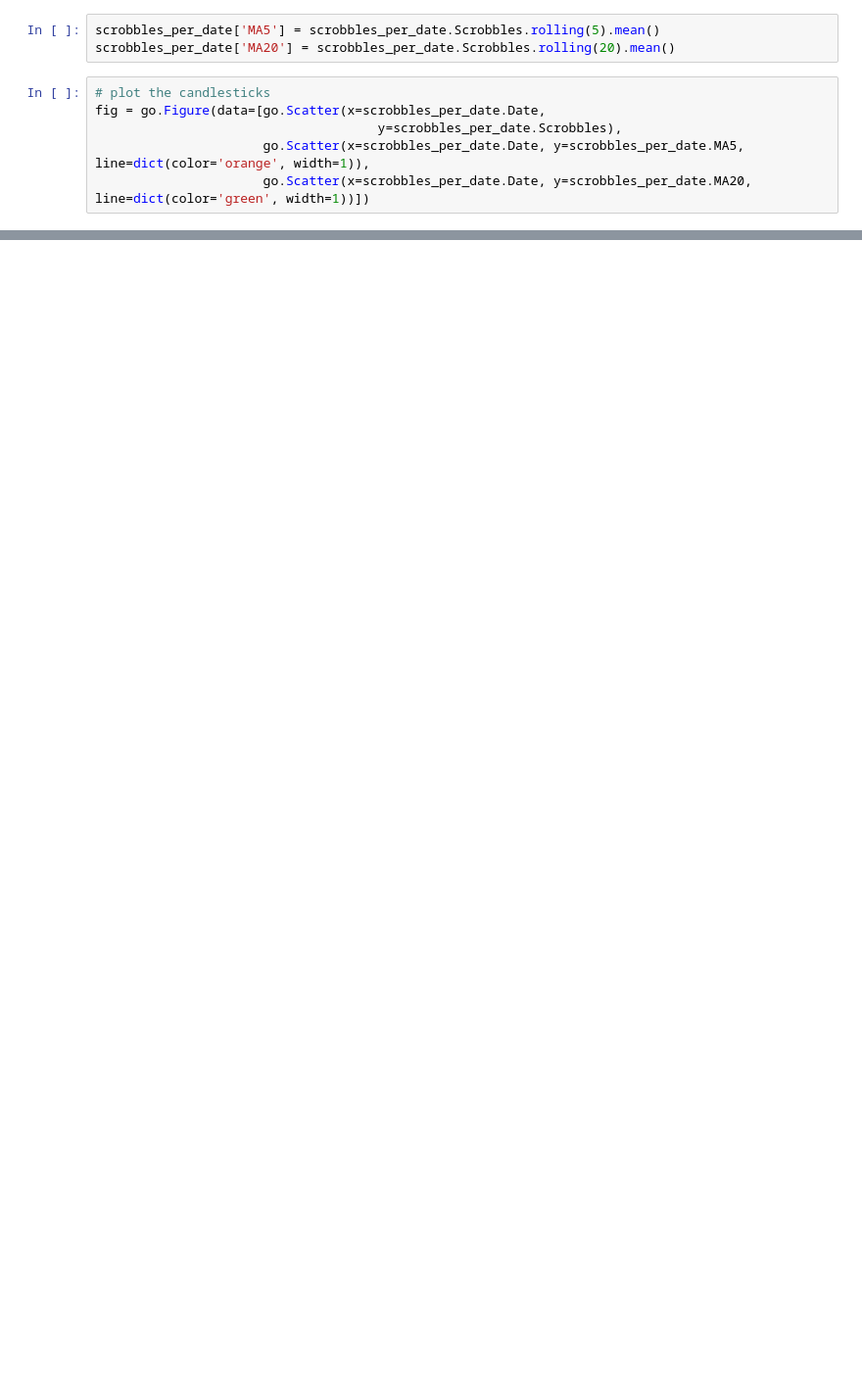
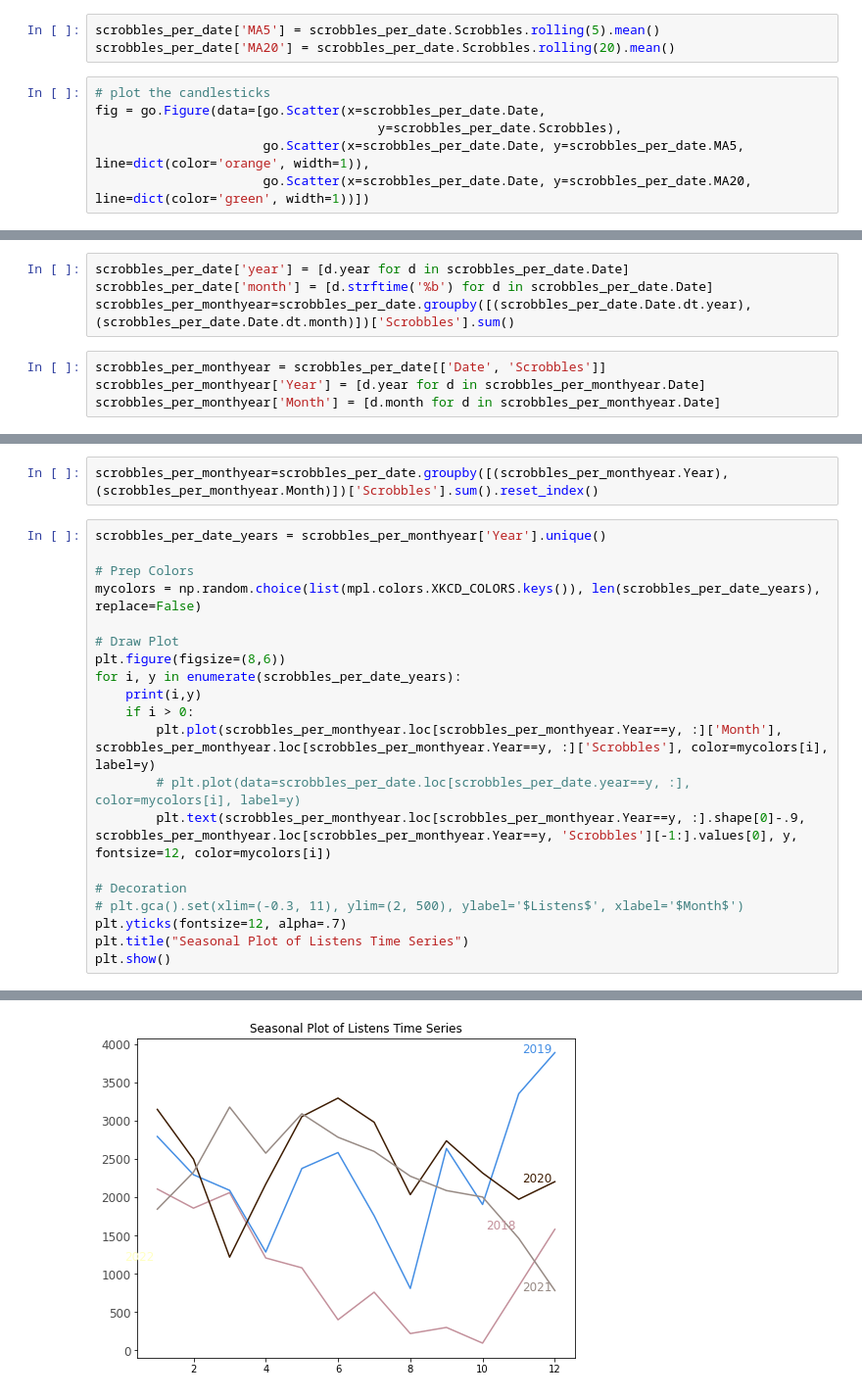
Before and after one commit to lucaguarro/DankFM, a Jupyter notebook: DataExploration/LastFM_data_vis.ipynb, the cells around one changed output, grey strips where cells are left out. Shown at 98% size. Drawn from its saved outputs; the diff is of its cells as text; blank space fills up the shorter version.

```diff
--- a/DataExploration/LastFM_data_vis.ipynb
+++ b/DataExploration/LastFM_data_vis.ipynb
@@ -31,0 +99,8 @@ ValueError: Mime type rendering requires nbformat>=4.2.0 but it is not installed
+# %%
+scrobbles_per_date['year'] = [d.year for d in scrobbles_per_date.Date]
+scrobbles_per_date['month'] = [d.strftime('%b') for d in scrobbles_per_date.Date]
+scrobbles_per_monthyear=scrobbles_per_date.groupby([(scrobbles_per_date.Date.dt.year),(scrobbles_per_date.Date.dt.month)])['Scrobbles'].sum()
+# %%
+scrobbles_per_monthyear = scrobbles_per_date[['Date', 'Scrobbles']]
+scrobbles_per_monthyear['Year'] = [d.year for d in scrobbles_per_monthyear.Date]
+scrobbles_per_monthyear['Month'] = [d.month for d in scrobbles_per_monthyear.Date]
@@ -31,0 +118,23 @@ ValueError: Mime type rendering requires nbformat>=4.2.0 but it is not installed
+# %%
+scrobbles_per_monthyear=scrobbles_per_date.groupby([(scrobbles_per_monthyear.Year),(scrobbles_per_monthyear.Month)])['Scrobbles'].sum().reset_index()
+# %%
+scrobbles_per_date_years = scrobbles_per_monthyear['Year'].unique()
+
+# Prep Colors
+mycolors = np.random.choice(list(mpl.colors.XKCD_COLORS.keys()), len(scrobbles_per_date_years), replace=False)
+
+# Draw Plot
+plt.figure(figsize=(8,6))
+for i, y in enumerate(scrobbles_per_date_years):
+    print(i,y)
+    if i > 0:
+        plt.plot(scrobbles_per_monthyear.loc[scrobbles_per_monthyear.Year==y, :]['Month'], scrobbles_per_monthyear.loc[scrobbles_per_monthyear.Year==y, :]['Scrobbles'], color=mycolors[i], label=y)
+        # plt.plot(data=scrobbles_per_date.loc[scrobbles_per_date.year==y, :], color=mycolors[i], label=y)
+        plt.text(scrobbles_per_monthyear.loc[scrobbles_per_monthyear.Year==y, :].shape[0]-.9, scrobbles_per_monthyear.loc[scrobbles_per_monthyear.Year==y, 'Scrobbles'][-1:].values[0], y, fontsize=12, color=mycolors[i])
+
+# Decoration
+# plt.gca().set(xlim=(-0.3, 11), ylim=(2, 500), ylabel='$Listens$', xlabel='$Month$')
+plt.yticks(fontsize=12, alpha=.7)
+plt.title("Seasonal Plot of Listens Time Series")
+plt.show()
+# %% [output]
@@ -31,0 +147 @@ ValueError: Mime type rendering requires nbformat>=4.2.0 but it is not installed
+[figure, added]
```
Also changed, not shown: parts of 49 cells of this notebook.
